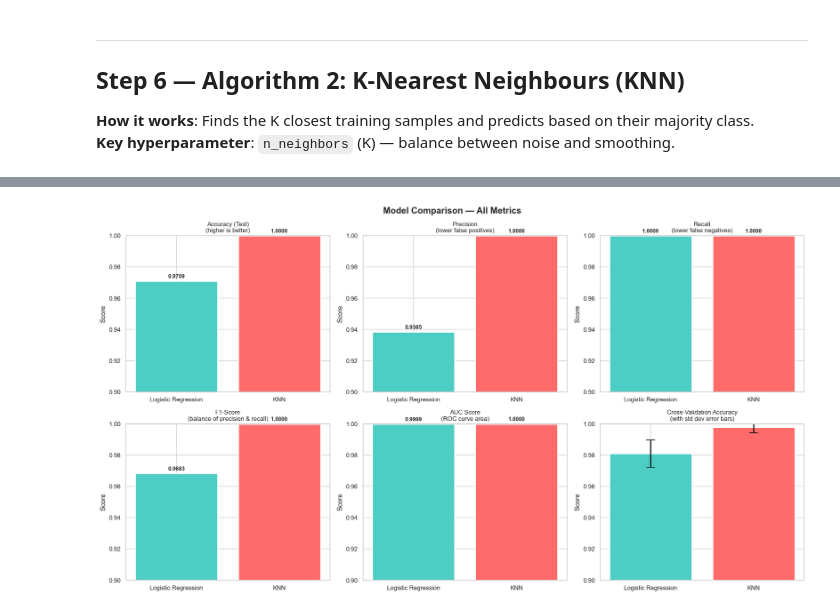
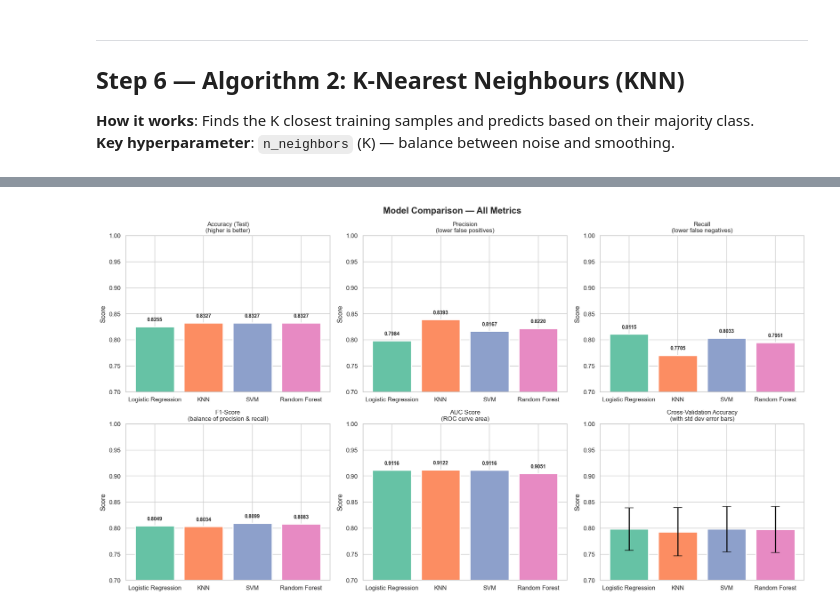
Before and after one commit to LakshyaAhlawat/banknote_authentication, a Jupyter notebook: banknote_authentication.ipynb, the cells around one changed output, grey strips where cells are left out. Saved outputs shown, nothing was run; the diff lists cells and outputs as text; code cells hidden in the pictures.

```diff
--- a/banknote_authentication.ipynb
+++ b/banknote_authentication.ipynb
@@ -765,0 +971,21 @@ KNN (K=1) — 10-Fold Cross-Validation Accuracy per fold:
+# %%
+# ── ROC Curve and AUC Score ──
+
+fpr_rf, tpr_rf, _ = roc_curve(y_test, y_prob_rf)
+auc_rf = auc(fpr_rf, tpr_rf)
+
+plt.figure(figsize=(8, 6))
+plt.plot(fpr_rf, tpr_rf, color="#A0C55F", lw=2.5, label=f"ROC curve (AUC = {auc_rf:.4f})")
+plt.plot([0, 1], [0, 1], color="red", lw=2, linestyle="--", label="Random Classifier (AUC = 0.5)")
+plt.xlim([0.0, 1.0])
+plt.ylim([0.0, 1.05])
+plt.xlabel("False Positive Rate")
+plt.ylabel("True Positive Rate")
+plt.title("Random Forest — ROC Curve", fontsize=13, fontweight="bold")
+plt.legend(loc="lower right", fontsize=11)
+plt.grid(alpha=0.3)
+plt.tight_layout()
+plt.show()
+
+all_results["Random Forest"]["auc"] = auc_rf
+print(f"AUC Score: {auc_rf:.4f}")
@@ -823,7 +1106,7 @@ Best AUC        → KNN
 # ── Bar chart comparisons ──
 
 algorithm_names = comparison_df["Algorithm"].tolist()
-bar_colors = ["#4ECDC4", "#FF6B6B"]
+bar_colors = sns.color_palette("Set2", len(algorithm_names))
 
 fig, axes = plt.subplots(2, 3, figsize=(18, 10))
 fig.suptitle("Model Comparison — All Metrics", fontsize=16, fontweight="bold")
@@ -832,62 +1115,62 @@ fig.suptitle("Model Comparison — All Metrics", fontsize=16, fontweight="bold")
 axes[0, 0].bar(algorithm_names, comparison_df["Accuracy (Test)"], color=bar_colors, edgecolor="white", linewidth=2)
 axes[0, 0].set_title("Accuracy (Test)\n(higher is better)", fontsize=11)
 axes[0, 0].set_ylabel("Score")
-axes[0, 0].set_ylim([0.9, 1.0])
+axes[0, 0].set_ylim([0.70, 1.0])
 for i, v in enumerate(comparison_df["Accuracy (Test)"]):
-    axes[0, 0].text(i, v + 0.002, f"{v:.4f}", ha="center", fontweight="bold", fontsize=10)
+    axes[0, 0].text(i, v + 0.01, f"{v:.4f}", ha="center", fontweight="bold", fontsize=9)
 
 # Precision
 axes[0, 1].bar(algorithm_names, comparison_df["Precision"], color=bar_colors, edgecolor="white", linewidth=2)
 axes[0, 1].set_title("Precision\n(lower false positives)", fontsize=11)
 axes[0, 1].set_ylabel("Score")
-axes[0, 1].set_ylim([0.9, 1.0])
+axes[0, 1].set_ylim([0.70, 1.0])
 for i, v in enumerate(comparison_df["Precision"]):
-    axes[0, 1].text(i, v + 0.002, f"{v:.4f}", ha="center", fontweight="bold", fontsize=10)
+    axes[0, 1].text(i, v + 0.01, f"{v:.4f}", ha="center", fontweight="bold", fontsize=9)
 
 # Recall
 axes[0, 2].bar(algorithm_names, comparison_df["Recall"], color=bar_colors, edgecolor="white", linewidth=2)
 axes[0, 2].set_title("Recall\n(lower false negatives)", fontsize=11)
 axes[0, 2].set_ylabel("Score")
-axes[0, 2].set_ylim([0.9, 1.0])
+axes[0, 2].set_ylim([0.70, 1.0])
 for i, v in enumerate(comparison_df["Recall"]):
-    axes[0, 2].text(i, v + 0.002, f"{v:.4f}", ha="center", fontweight="bold", fontsize=10)
+    axes[0, 2].text(i, v + 0.01, f"{v:.4f}", ha="center", fontweight="bold", fontsize=9)
 
 # F1-Score
 axes[1, 0].bar(algorithm_names, comparison_df["F1-Score"], color=bar_colors, edgecolor="white", linewidth=2)
 axes[1, 0].set_title("F1-Score\n(balance of precision & recall)", fontsize=11)
 axes[1, 0].set_ylabel("Score")
-axes[1, 0].set_ylim([0.9, 1.0])
+axes[1, 0].set_ylim([0.70, 1.0])
 for i, v in enumerate(comparison_df["F1-Score"]):
-    axes[1, 0].text(i, v + 0.002, f"{v:.4f}", ha="center", fontweight="bold", fontsize=10)
+    axes[1, 0].text(i, v + 0.01, f"{v:.4f}", ha="center", fontweight="bold", fontsize=9)
 
 # AUC
 axes[1, 1].bar(algorithm_names, comparison_df["AUC"], color=bar_colors, edgecolor="white", linewidth=2)
 axes[1, 1].set_title("AUC Score\n(ROC curve area)", fontsize=11)
 axes[1, 1].set_ylabel("Score")
-axes[1, 1].set_ylim([0.9, 1.0])
+axes[1, 1].set_ylim([0.70, 1.0])
 for i, v in enumerate(comparison_df["AUC"]):
-    axes[1, 1].text(i, v + 0.002, f"{v:.4f}", ha="center", fontweight="bold", fontsize=10)
+    axes[1, 1].text(i, v + 0.01, f"{v:.4f}", ha="center", fontweight="bold", fontsize=9)
 
 # CV Accuracy with error bars
 axes[1, 2].bar(
     algorithm_names,
     comparison_df["CV Accuracy (Mean)"],
     yerr=comparison_df["CV Accuracy (Std)"],
     color=bar_colors,
     edgecolor="white",
     linewidth=2,
     capsize=8,
     ecolor="black",
     error_kw={"linewidth": 2}
 )
 axes[1, 2].set_title("Cross-Validation Accuracy\n(with std dev error bars)", fontsize=11)
 axes[1, 2].set_ylabel("Score")
-axes[1, 2].set_ylim([0.9, 1.0])
+axes[1, 2].set_ylim([0.70, 1.0])
 
 plt.tight_layout()
 plt.show()
 # %% [output]
-[figure, old version]
+[figure, new version]
 # %%
 # ── Overlay ROC Curves ──
 
```
Also changed, not shown: parts of 31 cells of this notebook.
